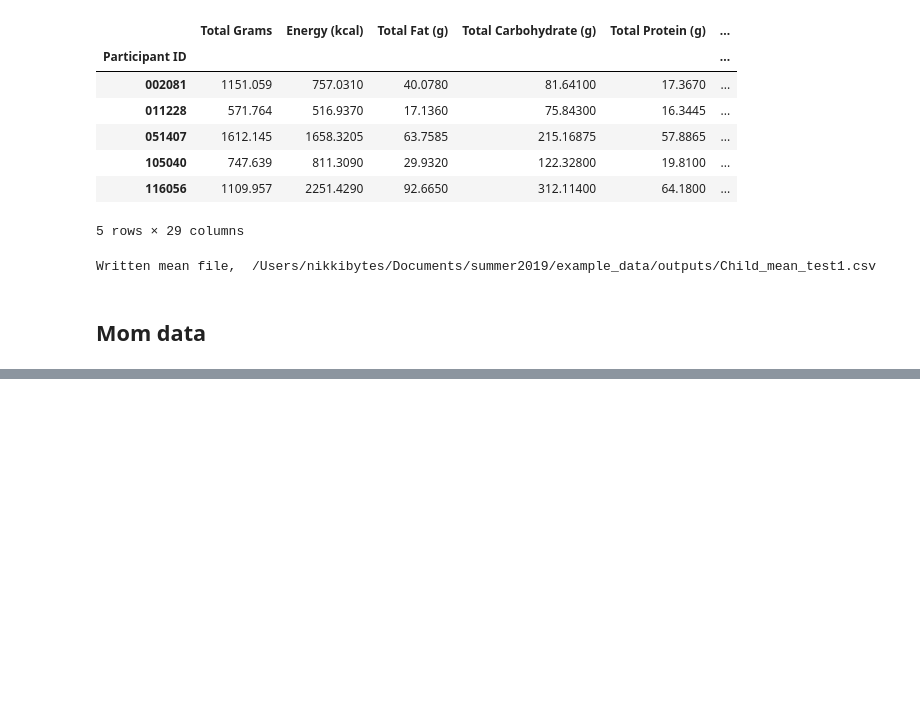
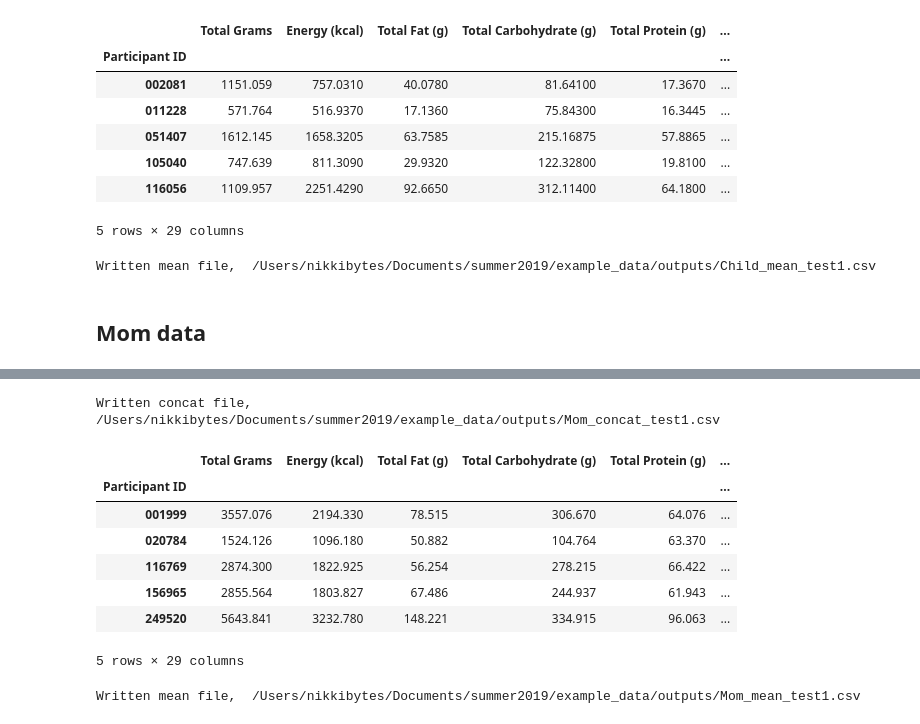
Before and after one commit to niblunc/BCP, a Jupyter notebook: Draft1.ipynb, the cells around one changed output, grey strips where cells are left out. Saved outputs shown, nothing was run; the diff lists cells and outputs as text; code cells hidden in the pictures; blank space fills up the shorter version.

```diff
--- a/Draft1.ipynb
+++ b/Draft1.ipynb
@@ -109,8 +109,8 @@ Written mean file,  /Users/nikkibytes/Documents/summer2019/example_data/outputs/
 # Here we concatenate the children
 # **We won't want the original filename when we concatenate all the files
 
-df_list = []
-for file in child_text_files:
+mom_df_list = []
+for file in mom_text_files:
     orig_df=pd.read_csv(file, sep="\t")
     updated_df=orig_df[['Participant ID', 'Visit Number', 'Site ID', 'Total Grams',
                  'Energy (kcal)', 'Total Fat (g)', 'Total Carbohydrate (g)',
@@ -129,7 +129,7 @@ for file in child_text_files:
         updated_df.replace(val, _id, inplace=True)
 
     #print(updated_df.head())
-    df_list.append(updated_df)
+    mom_df_list.append(updated_df)
     #print(updated_df.shape)
 
 
@@ -154,0 +139,8 @@ print("List of dataframes made")
+# %%
+#print(df_list)
+concat_df = pd.concat(mom_df_list, ignore_index=True)
+concat_df = concat_df.sort_values(by="Participant ID")
+#print(final_df.head())
+#print(final_df.tail())
+#print(final_df.shape)
+concat_df.head()
@@ -154,0 +155,31 @@ print("List of dataframes made")
+# %%
+concat_filename = "Mom_concat_test1.csv"
+concat_filepath = os.path.join(data_dir_path, "outputs", concat_filename)
+#print( new_filepath)
+# write concatentation to file
+concat_df.to_csv(concat_filepath, index=False)
+print("Written concat file, ", concat_filepath)
+# %% [output]
+Written concat file,  /Users/nikkibytes/Documents/summer2019/example_data/outputs/Mom_concat_test1.csv
+# %%
+mean_df=concat_df.groupby("Participant ID").mean()
+mean_df=mean_df.drop(columns="Visit Number")
+mean_df.head()
+# %% [output]
+|  | Total Grams | Energy (kcal) | Total Fat (g) | Total Carbohydrate (g) | Total Protein (g) | ... |
+| Participant ID |  |  |  |  |  | ... |
+| 001999 | 3557.076 | 2194.330 | 78.515 | 306.670 | 64.076 | ... |
+| 020784 | 1524.126 | 1096.180 | 50.882 | 104.764 | 63.370 | ... |
+| 116769 | 2874.300 | 1822.925 | 56.254 | 278.215 | 66.422 | ... |
+| 156965 | 2855.564 | 1803.827 | 67.486 | 244.937 | 61.943 | ... |
+| 249520 | 5643.841 | 3232.780 | 148.221 | 334.915 | 96.063 | ... |
+5 rows × 29 columns
+# %%
+mean_filename = "Mom_mean_test1.csv"
+mean_filepath = os.path.join(data_dir_path, "outputs", mean_filename)
+#print( new_filepath)
+# write concatentation to file
+mean_df.to_csv(mean_filepath)
+print("Written mean file, ", mean_filepath)
+# %% [output]
+Written mean file,  /Users/nikkibytes/Documents/summer2019/example_data/outputs/Mom_mean_test1.csv
```
Also changed, not shown: parts of 2 cells of this notebook.
